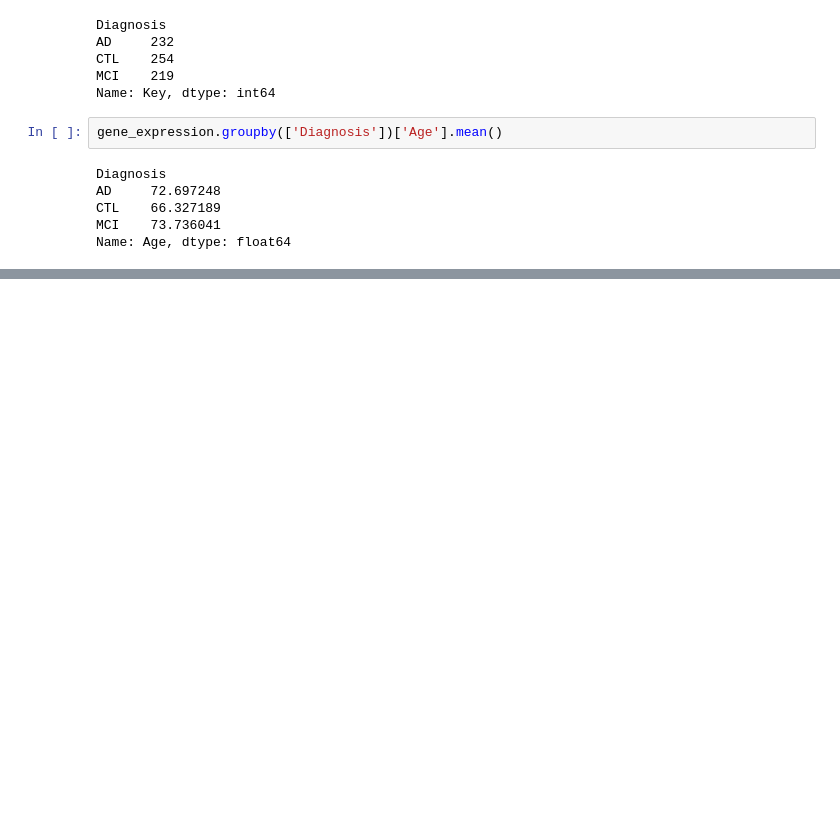
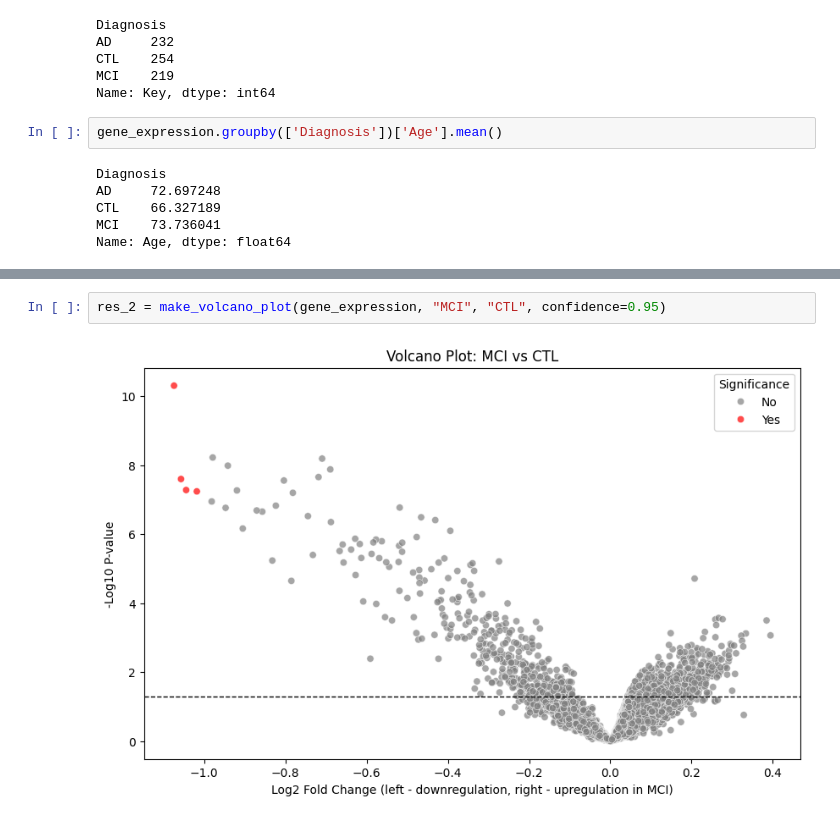
Before and after one commit to AlbertBay/AlzheimerCausalInference, a Jupyter notebook: differential_exp_analysis.ipynb, the cells around one changed output, grey strips where cells are left out. Cells and saved outputs as stored; diff of their text form; blank space fills up the shorter version.

```diff
--- a/differential_exp_analysis.ipynb
+++ b/differential_exp_analysis.ipynb
@@ -128,0 +80,4 @@ dea_results.query('Significant == "Yes"')
+# %%
+res_2 = make_volcano_plot(gene_expression, "MCI", "CTL", confidence=0.95)
+# %% [output]
+[figure, added]
```
Also changed, not shown: parts of 12 cells of this notebook, 1 other file.
